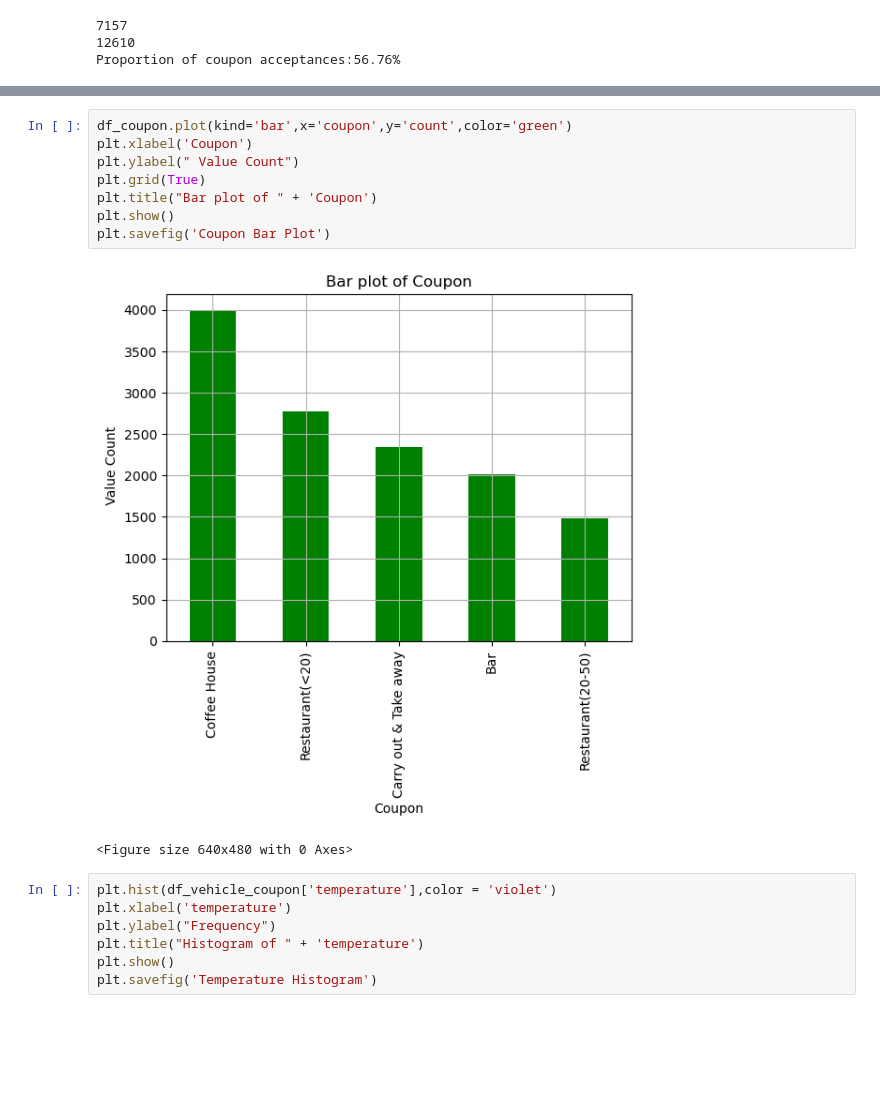
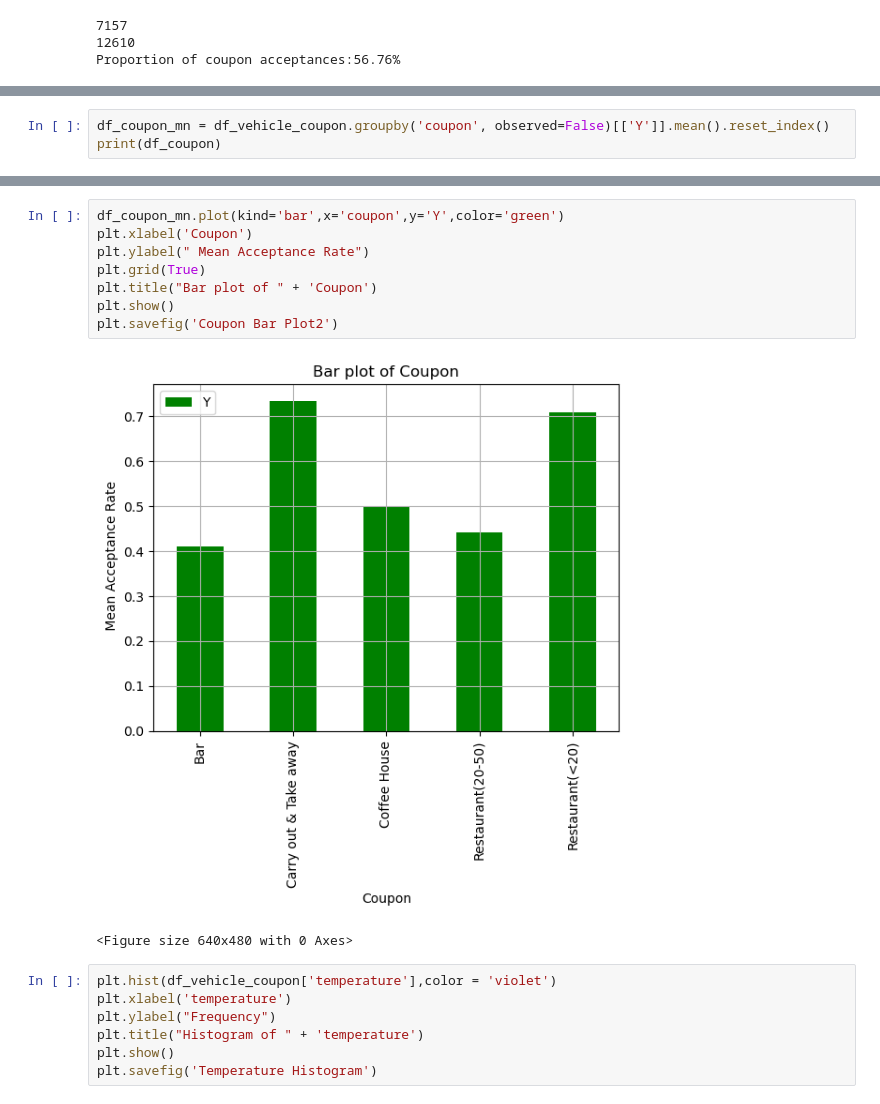
Before and after one commit to bprabhakaran2/Coupon-Data-, a Jupyter notebook: Module 5 Coupon Data analysis/vehicle_coupon_analysis.ipynb, the cells around one changed output, grey strips where cells are left out. Saved outputs shown, nothing was run; the diff lists cells and outputs as text; blank space fills up the shorter version.

```diff
--- a/Module 5 Coupon Data analysis/vehicle_coupon_analysis.ipynb
+++ b/Module 5 Coupon Data analysis/vehicle_coupon_analysis.ipynb
@@ -287,0 +287,3 @@ Name: count, dtype: int64
+# %%
+df_coupon_mn = df_vehicle_coupon.groupby('coupon', observed=False)[['Y']].mean().reset_index()
+print(df_coupon)
@@ -288,13 +308,13 @@ Name: count, dtype: int64
 # %%
-df_coupon.plot(kind='bar',x='coupon',y='count',color='green')
+df_coupon_mn.plot(kind='bar',x='coupon',y='Y',color='green')
 plt.xlabel('Coupon')
-plt.ylabel(" Value Count")
+plt.ylabel(" Mean Acceptance Rate")
 plt.grid(True)
 plt.title("Bar plot of " + 'Coupon')
 plt.show()
-plt.savefig('Coupon Bar Plot')
+plt.savefig('Coupon Bar Plot2')
 # %% [output]
-[figure, old version]
+[figure, new version]
 <Figure size 640x480 with 0 Axes>
 # %%
 plt.hist(df_vehicle_coupon['temperature'],color = 'violet')
```
Also changed, not shown: parts of 18 cells of this notebook.
